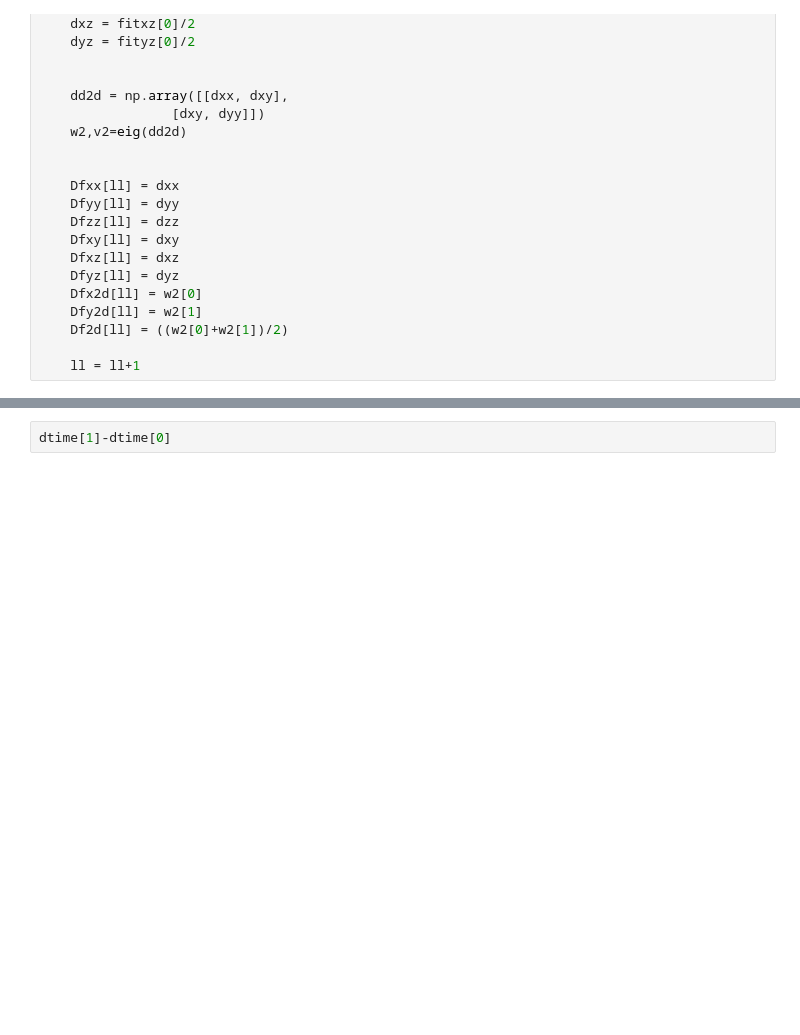
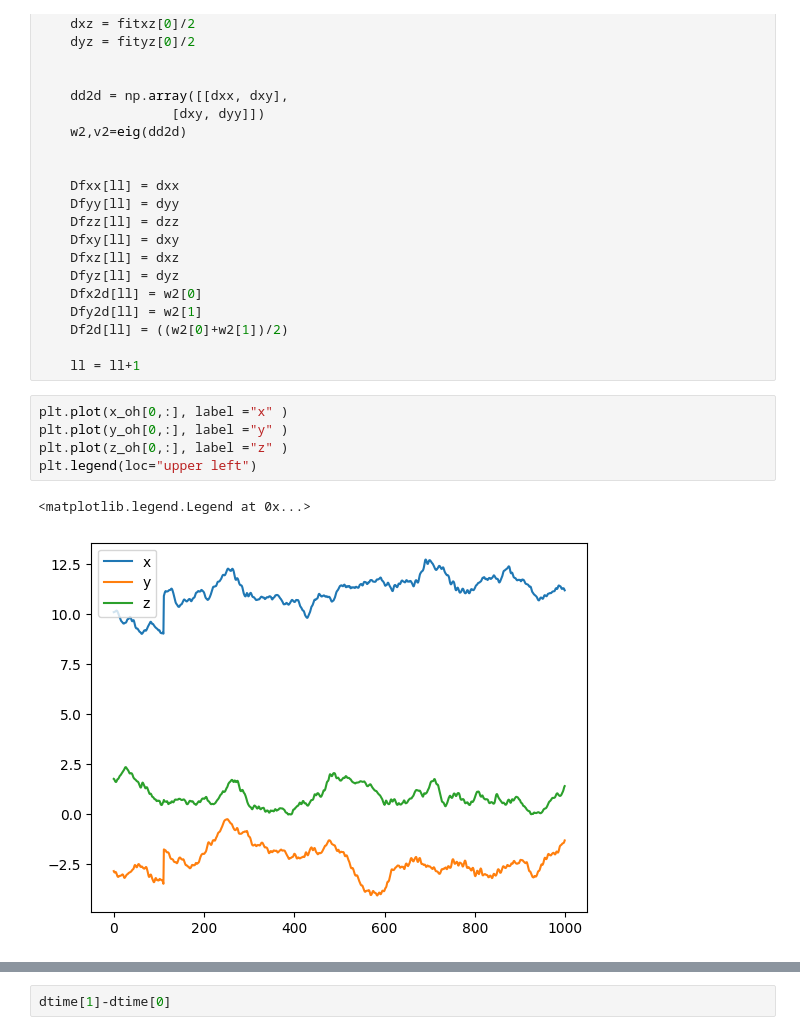
Before and after one commit to sheha919/ML_Diffusion, a Jupyter notebook: md_analysis/Individual_based_D.ipynb, the cells around one changed output, grey strips where cells are left out. Drawn from its saved outputs; the diff is of its cells as text; blank space fills up the shorter version.

```diff
--- a/md_analysis/Individual_based_D.ipynb
+++ b/md_analysis/Individual_based_D.ipynb
@@ -237,6 +229,14 @@ while ll<nrep:
     Df2d[ll] = ((w2[0]+w2[1])/2)
 
     ll = ll+1
+# %%
+plt.plot(x_oh[0,:], label ="x" )
+plt.plot(y_oh[0,:], label ="y" )
+plt.plot(z_oh[0,:], label ="z" )
+plt.legend(loc="upper left")
+# %% [output]
+<matplotlib.legend.Legend at 0x...>
+[figure, added]
 # %%
 print('Dxx  =','{0: >#014.10f}'.format(np.mean(Dfxx)),'{0: >#014.10f}'.format(np.std(Dfxx)/np.sqrt(nrep)))
 print('Dyy  =','{0: >#014.10f}'.format(np.mean(Dfyy)),'{0: >#014.10f}'.format(np.std(Dfyy)/np.sqrt(nrep)))
```
Also changed, not shown: parts of 15 cells of this notebook, 24 other files.
